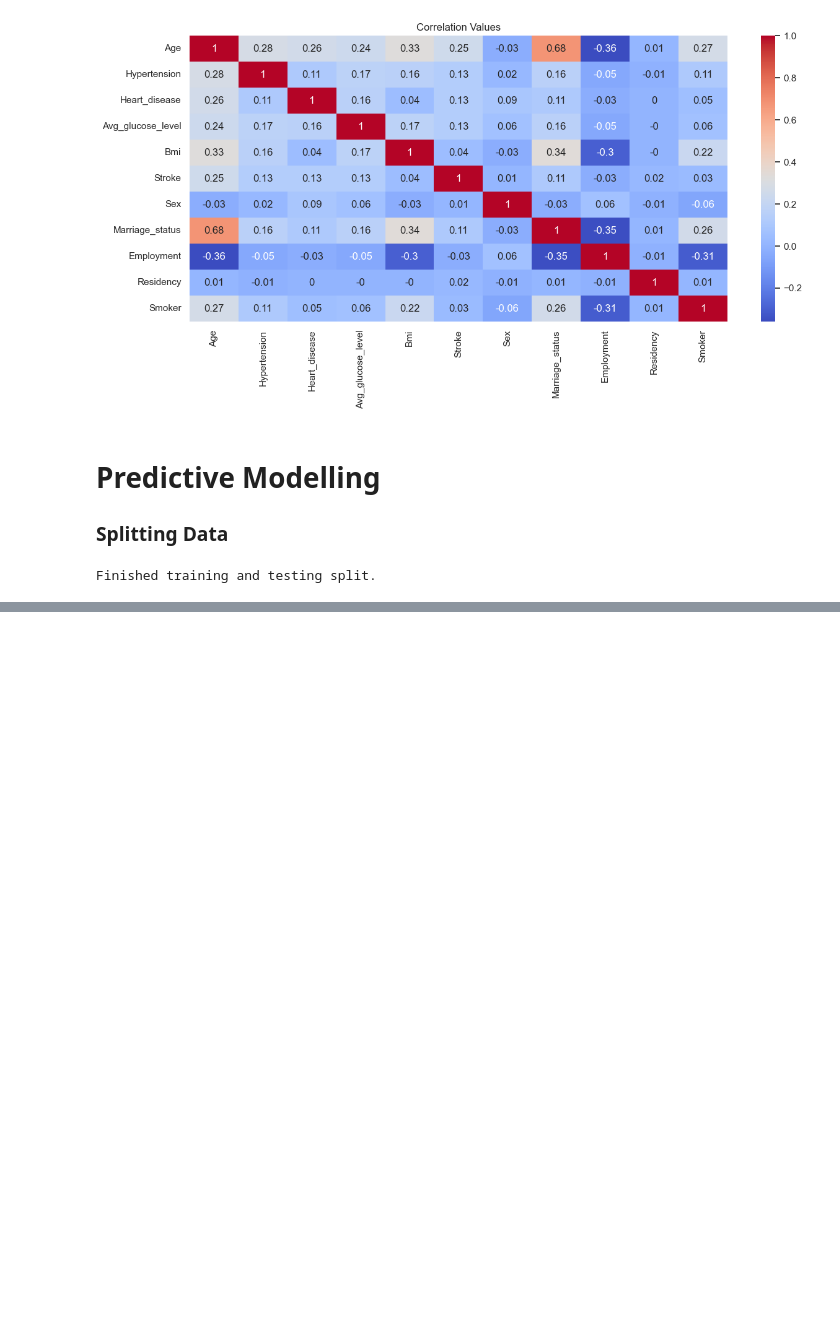
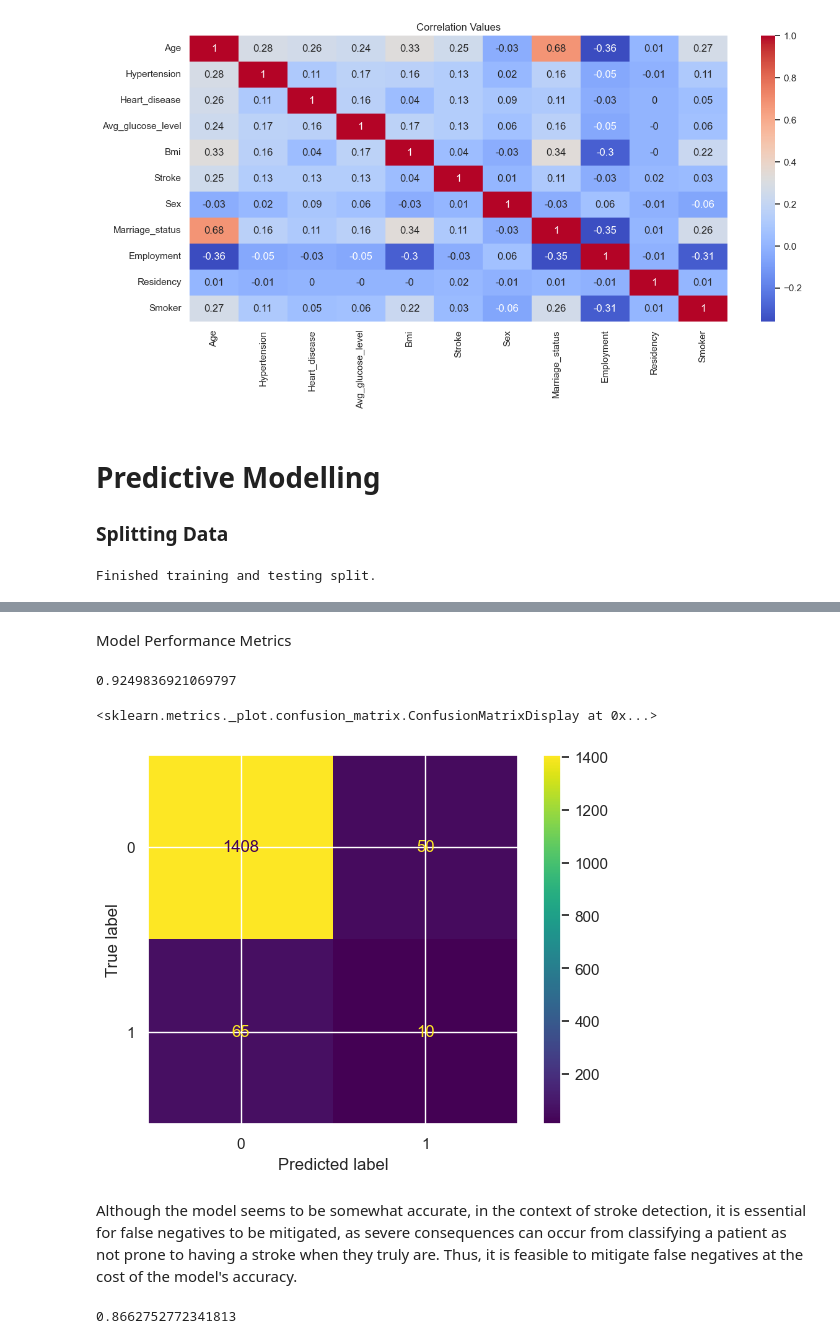
Before and after one commit to AdamSkog/Stroke-Risk-Classifier, a Jupyter notebook: StrokePred.ipynb, the cells around one changed output, grey strips where cells are left out. Drawn from its saved outputs; the diff is of its cells as text; code cells hidden in the pictures; blank space fills up the shorter version.

```diff
--- a/StrokePred.ipynb
+++ b/StrokePred.ipynb
@@ -277,0 +385,4 @@ Finished training and testing split.
+# %%
+study = optuna.create_study(direction='maximize')
+study.optimize(objective, n_trials=100)
+best_params = study.best_params
@@ -277,0 +407,24 @@ Finished training and testing split.
+# %%
+model = XGBClassifier(**best_params)
+# %% [markdown]
+Model Performance Metrics
+# %%
+model.fit(X_train_balanced, y_train_balanced)
+y_pred = model.predict(X_test)
+print(accuracy_score(y_test, y_pred))
+# %% [output]
+0.9249836921069797
+# %%
+cm = confusion_matrix(y_test, y_pred)
+ConfusionMatrixDisplay(cm).plot()
+# %% [output]
+<sklearn.metrics._plot.confusion_matrix.ConfusionMatrixDisplay at 0x...>
+[figure, added]
+# %% [markdown]
+Although the model seems to be somewhat accurate, in the context of stroke detection, it is essential for false negatives to be mitigated, as severe consequences can occur from classifying a patient as not prone to having a stroke when they truly are. Thus, it is feasible to mitigate false negatives at the cost of the model's accuracy.
+# %%
+# Change the classification threshold
+model.fit(X_train_balanced, y_train_balanced)
+predicted_probabilities = model.predict_proba(X_test)[:, 1]
+# %% [output]
+0.8662752772341813
```
Also changed, not shown: parts of 20 cells of this notebook, 1 other file.
